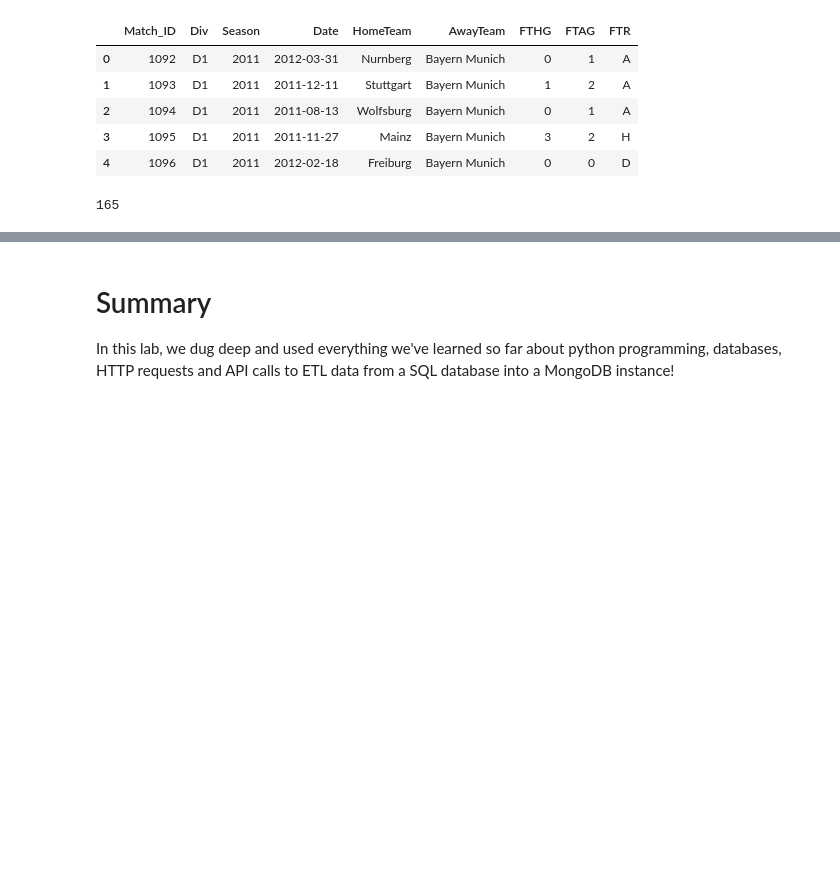
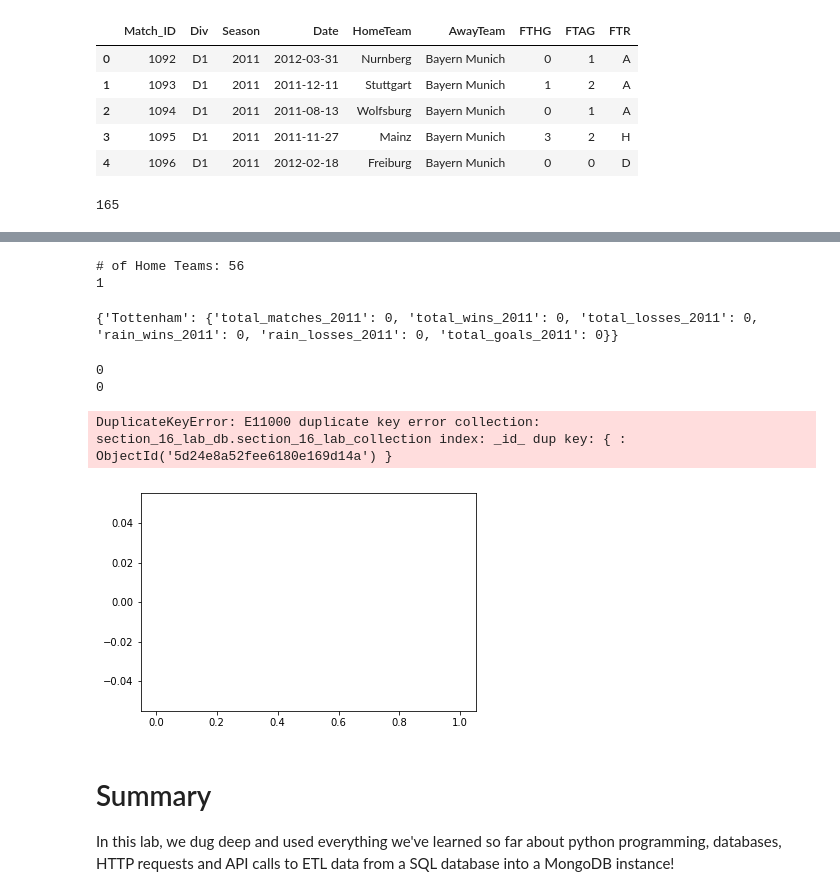
Before and after one commit to callRoko/dsc-mod-2-lab-online-ds-pt-041519, a Jupyter notebook: index.ipynb, the cells around one changed output, grey strips where cells are left out. Drawn from its saved outputs; the diff is of its cells as text; code cells hidden in the pictures; blank space fills up the shorter version.

```diff
--- a/index.ipynb
+++ b/index.ipynb
@@ -149,0 +166,4 @@ class MongoHandler():
+# %%
+# getting the rain dates for the 2011 season
+rain_dates = wg.get_weather_for_all_dates(unique_dates)
+rain_dates
@@ -149,0 +202,17 @@ class MongoHandler():
+# %%
+all_teams =  matches.HomeTeam.unique()
+print('# of Home Teams: {}'.format(len(all_teams)))
+teams_data = {}
+for team in all_teams:
+    data = {'total_matches_2011': 0,
+           'total_wins_2011': 0,
+           'total_losses_2011': 0,
+           'rain_wins_2011': 0,
+           'rain_losses_2011': 0,
+           'total_goals_2011': 0
+    }
+teams_data[team] = data
+print(len(teams_data))
+# %% [output]
+# of Home Teams: 56
+1
@@ -149,0 +260,5 @@ class MongoHandler():
+# %%
+matches.apply(update_team_data, axis = 1)
+print(teams_data)
+# %% [output]
+{'Tottenham': {'total_matches_2011': 0, 'total_wins_2011': 0, 'total_losses_2011': 0, 'rain_wins_2011': 0, 'rain_losses_2011': 0, 'total_goals_2011': 0}}
@@ -150,3 +284,47 @@ class MongoHandler():
+# %%
+import matplotlib.pyplot as plt
+%matplotlib inline
+
+def get_hist(team, show_viz=False):
+    expanded_wl_data = []
+    print(team['total_wins_2011'])
+    print(team['total_losses_2011'])
+    for i in range(team['total_wins_2011']):
+        expanded_wl_data.append('Win')
+    for i in range(team['total_losses_2011']):
+        expanded_wl_data.append('Loss')
+    hist = plt.hist(expanded_wl_data)
+
+    if show_viz:
+        plt.show()
+
+    return hist
+
+print(get_hist(teams_data['Bayern Munich']))
+# %%
+db = MongoHandler()
+
+
+for team_name, data in teams_data.items():
+    if data['rain_wins_2011'] == 0 and data['rain_losses_2011'] == 0:
+        rain_win_pct = "N/A"
+    else:
+        total_rain_games = data['rain_wins_2011'] + data['rain_losses_2011']
+        rain_win_pct = str(data['rain_wins_2011'] / total_rain_games)
+
+    viz = get_hist(data)
+
+    record = db.format_data(team_name, data['total_goals_2011'], data['total_wins_2011'], viz, rain_win_pct)
+    db.insert_record(record)
+
+    # delete viz object, so that a new one is created each time. Otherwise, it will just keep updating the first one instead
+    # of creating new correct visualizations
+    del(viz)
+# %% [output]
+0
+0
+DuplicateKeyError: E11000 duplicate key error collection: section_16_lab_db.section_16_lab_collection index: _id_ dup key: { : ObjectId('5d24e8a52fee6180e169d14a') }
+[figure, added]
 # %% [markdown]
 # Summary
 
```
Also changed, not shown: parts of 9 cells of this notebook.
